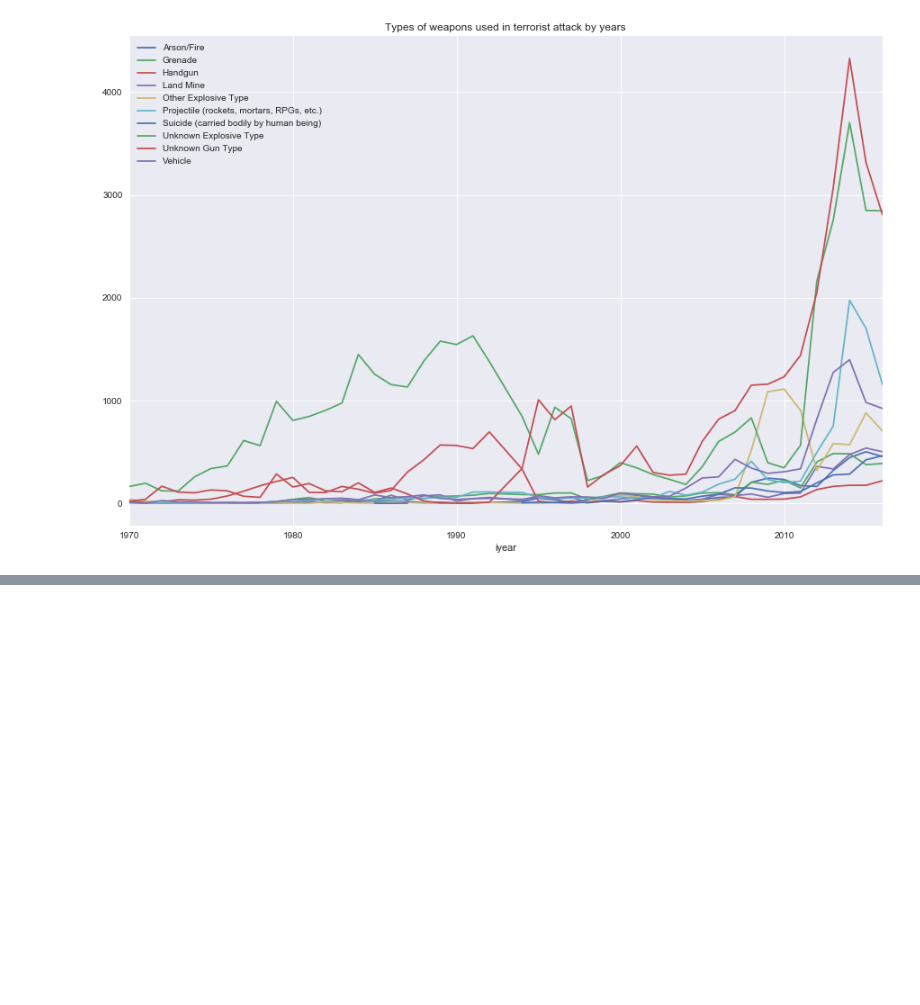
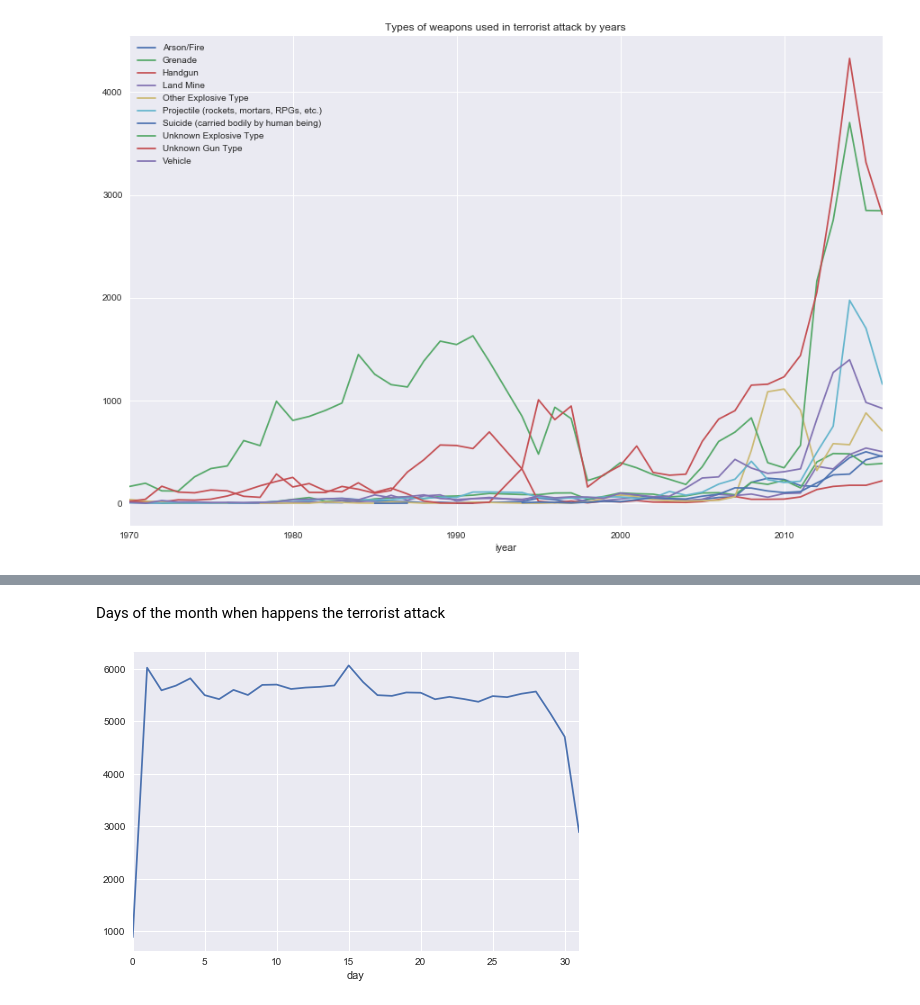
Before and after one commit to felipeferraz14/globalterrorism, a Jupyter notebook: globalterrorism.ipynb, the cells around one changed output, grey strips where cells are left out. Drawn from its saved outputs; the diff is of its cells as text; code cells hidden in the pictures; blank space fills up the shorter version.

```diff
--- a/globalterrorism.ipynb
+++ b/globalterrorism.ipynb
@@ -84,3 +85,7 @@ dfWepYear = pd.DataFrame(newDfGr)
 dfWepYear.plot(figsize=(15,10), title="Types of weapons used in terrorist attack by years");
 # %% [output]
 [figure]
+# %%
+df = pd.DataFrame({'year': dataset['iyear'],
+                       'month': dataset['imonth'],
+                       'day': dataset['iday']})
@@ -86,0 +94,2 @@ dfWepYear.plot(figsize=(15,10), title="Types of weapons used in terrorist attack
+# %%
+dataset[['day', 'month', 'year']] = df
@@ -86,0 +140,6 @@ dfWepYear.plot(figsize=(15,10), title="Types of weapons used in terrorist attack
+# %% [markdown]
+Days of the month when happens the terrorist attack
+# %%
+dataset.groupby(['day']).size().plot();
+# %% [output]
+[figure, added]
```
Also changed, not shown: parts of 13 cells of this notebook.
